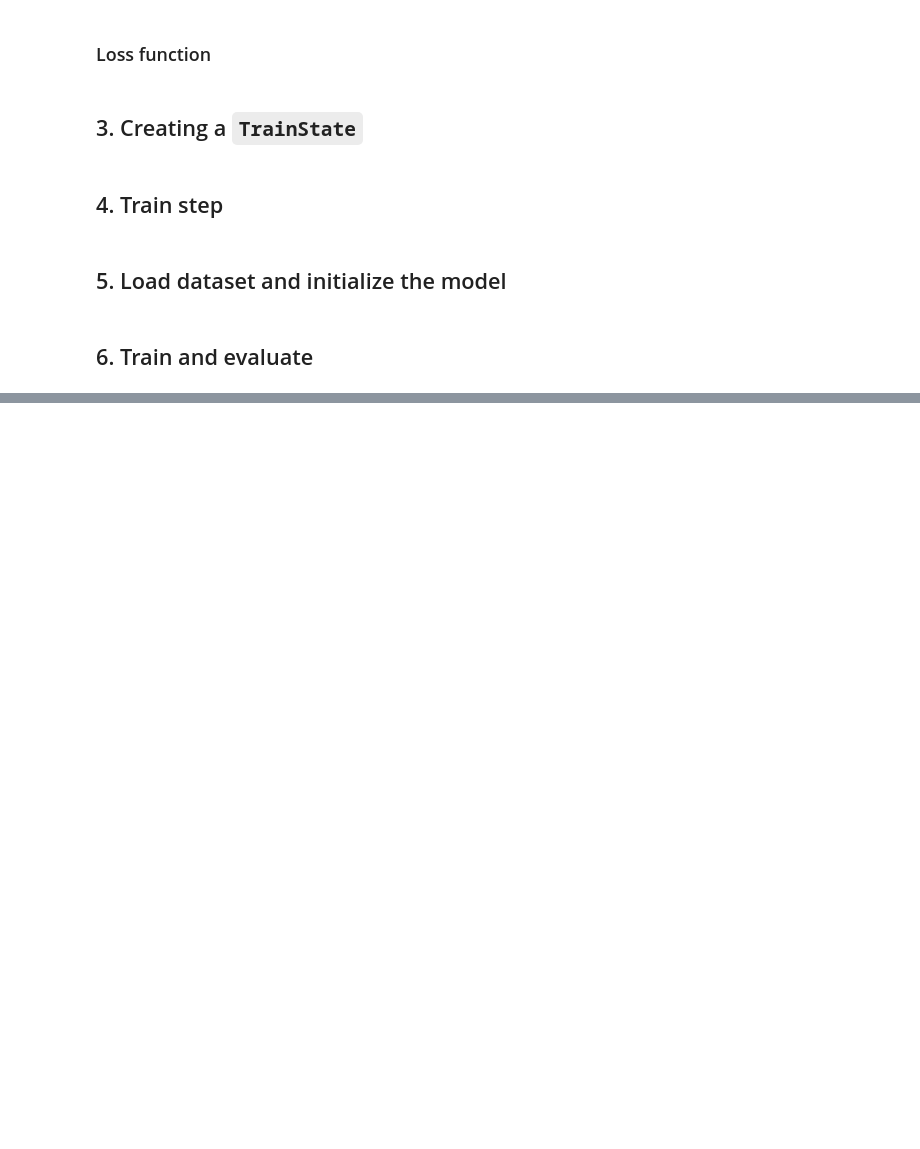
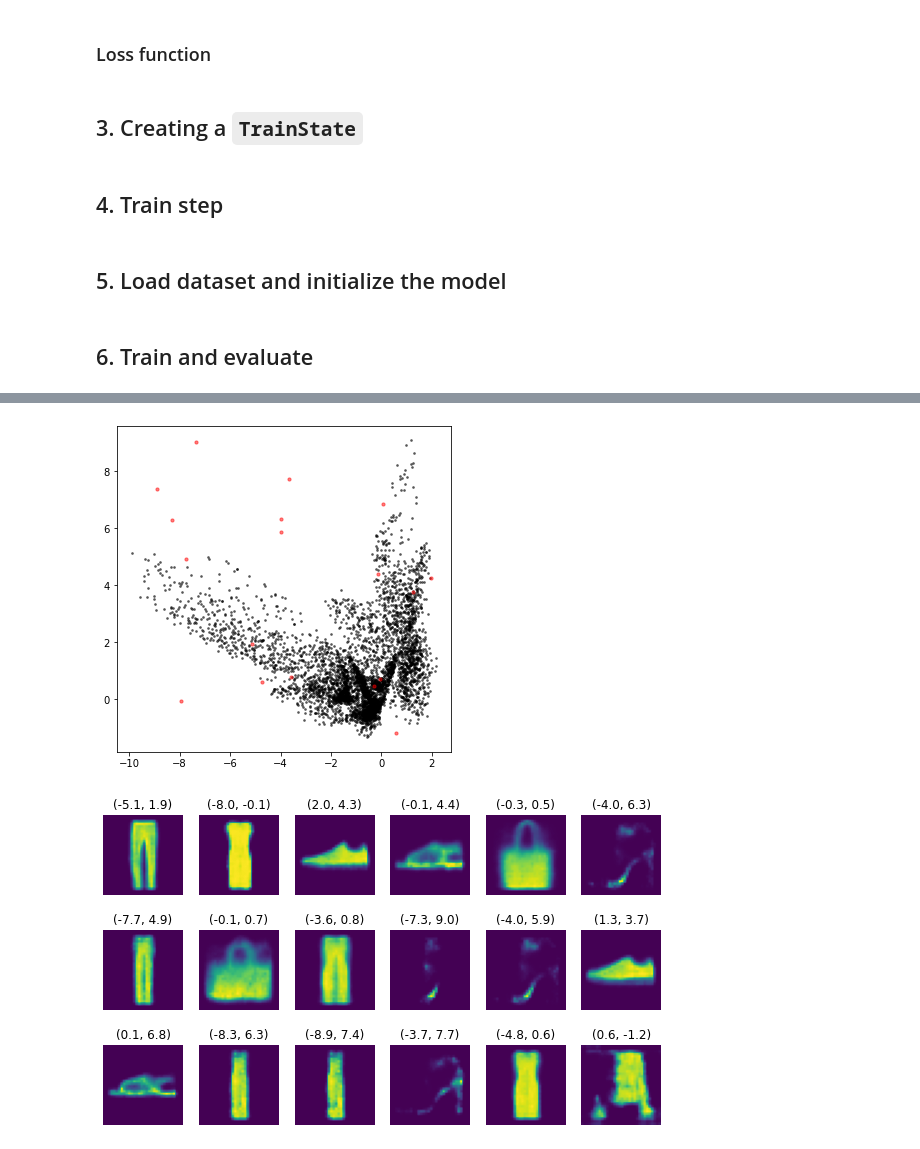
Before and after one commit to terrence-ou/Generative-Deep-Learning-2nd-Edition-PyTorch-JAX, a Jupyter notebook: JAX_FLAX/chapter_03_vae/autoencoder.ipynb, the cells around one changed output, grey strips where cells are left out. Saved outputs shown, nothing was run; the diff lists cells and outputs as text; code cells hidden in the pictures; blank space fills up the shorter version.

```diff
--- a/JAX_FLAX/chapter_03_vae/autoencoder.ipynb
+++ b/JAX_FLAX/chapter_03_vae/autoencoder.ipynb
@@ -272,0 +274,45 @@ plt.show()
+# %%
+@jax.jit
+def generate_imgs(params, samples):
+    def decode_embs(ae):
+        imgs = ae.generate(samples)
+        return imgs
+    ae = AE(EMBEDDING_DIM)
+    return nn.apply(decode_embs, ae)({'params': params})
+# %%
+# Sampling from the embedding space
+x_min, x_max = output_embs[:, 0].min(), output_embs[:, 0].max()
+y_min, y_max = output_embs[:, 1].min(), output_embs[:, 1].max()
+
+xs = np.random.uniform(x_min, x_max, size=(18, 1))
+ys = np.random.uniform(y_min, y_max, size=(18, 1))
+samples = np.hstack([xs, ys])
+
+output_imgs = generate_imgs(state.params, samples)
+
+plt.figure(figsize=(6, 6))
+plt.scatter(output_embs[:, 0],
+            output_embs[:, 1],
+            c='black',
+            alpha=0.5,
+            s=3)
+plt.scatter(samples[:, 0],
+            samples[:, 1],
+            c='red',
+            alpha=0.5,
+            s=10)
+plt.show()
+
+# Generate new images from sampled embeddings
+fig, axes = plt.subplots(nrows=3, ncols=6, figsize=(10, 6))
+for i in range(output_imgs.shape[0]):
+    curr_row = i // 6
+    curr_col = i % 6
+    ax = axes[curr_row, curr_col]
+
+    ax.set_title(f'({samples[i][0]:.1f}, {samples[i][1]:.1f})')
+    ax.axis('off')
+    ax.imshow(output_imgs[i])
+# %% [output]
+[figure, added]
+[figure, added]
```
Also changed, not shown: parts of 5 cells of this notebook.
